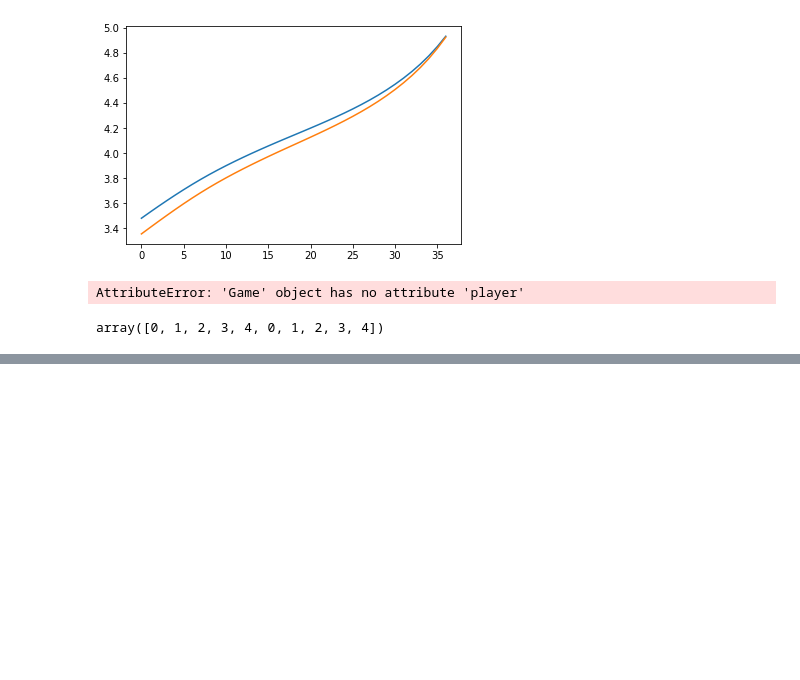
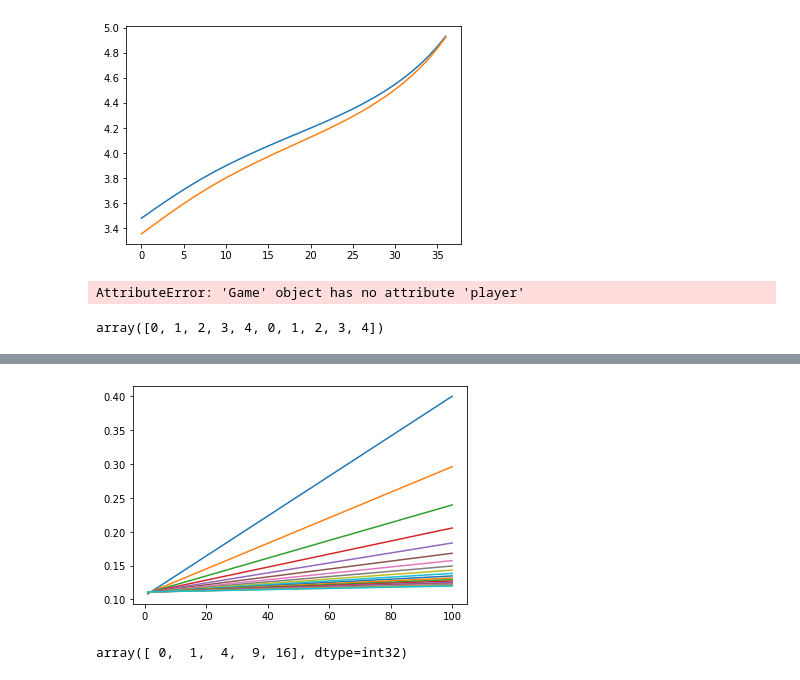
Before and after one commit to AnthonyCouthures/CO2-Game, a Jupyter notebook: brouillion.ipynb, the cells around one changed output, grey strips where cells are left out. Saved outputs shown, nothing was run; the diff lists cells and outputs as text; code cells hidden in the pictures; blank space fills up the shorter version.

```diff
--- a/brouillion.ipynb
+++ b/brouillion.ipynb
@@ -1546,0 +1671,16 @@ array([0, 1, 2, 3, 4, 0, 1, 2, 3, 4])
+# %%
+def h():
+    return GDP_MAX[0]/ACTION_SETS[0,1]**2
+# %%
+import matplotlib.pyplot as plt
+import numpy as np
+from models.geophysic_models import *
+from parameters import *
+temp = np.linspace(1,100,50)
+scm = Simple_Climate_Model(Carbon_JOOS(), Temp_Discret_Geoffroy())
+for carbon in range(200,1200,50):
+    plt.plot(temp, h()  - GDP_MAX[0]* g(carbon)* f(temp))
+
+plt.show()
+# %% [output]
+[figure, added]
@@ -1546,0 +1691,4 @@ array([0, 1, 2, 3, 4, 0, 1, 2, 3, 4])
+# %%
+x**2
+# %% [output]
+array([ 0,  1,  4,  9, 16], dtype=int32)
```
Also changed, not shown: parts of 26 cells of this notebook, 45 other files.
